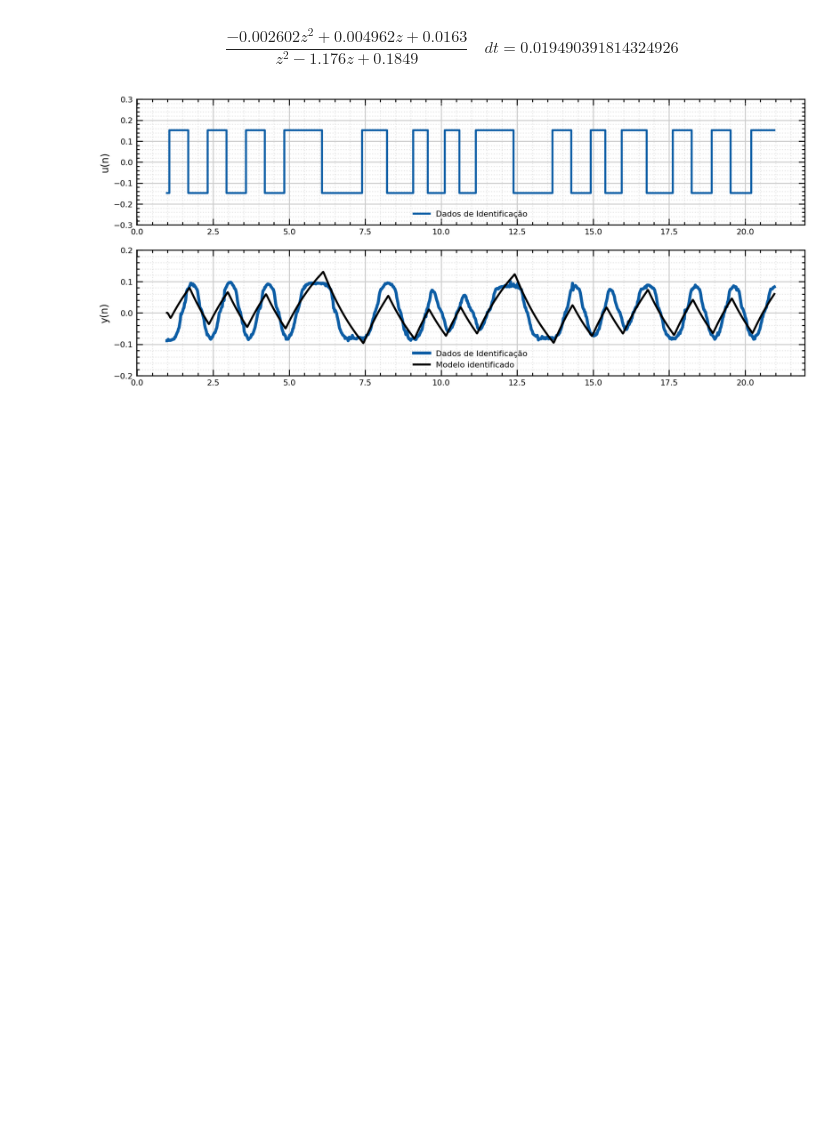
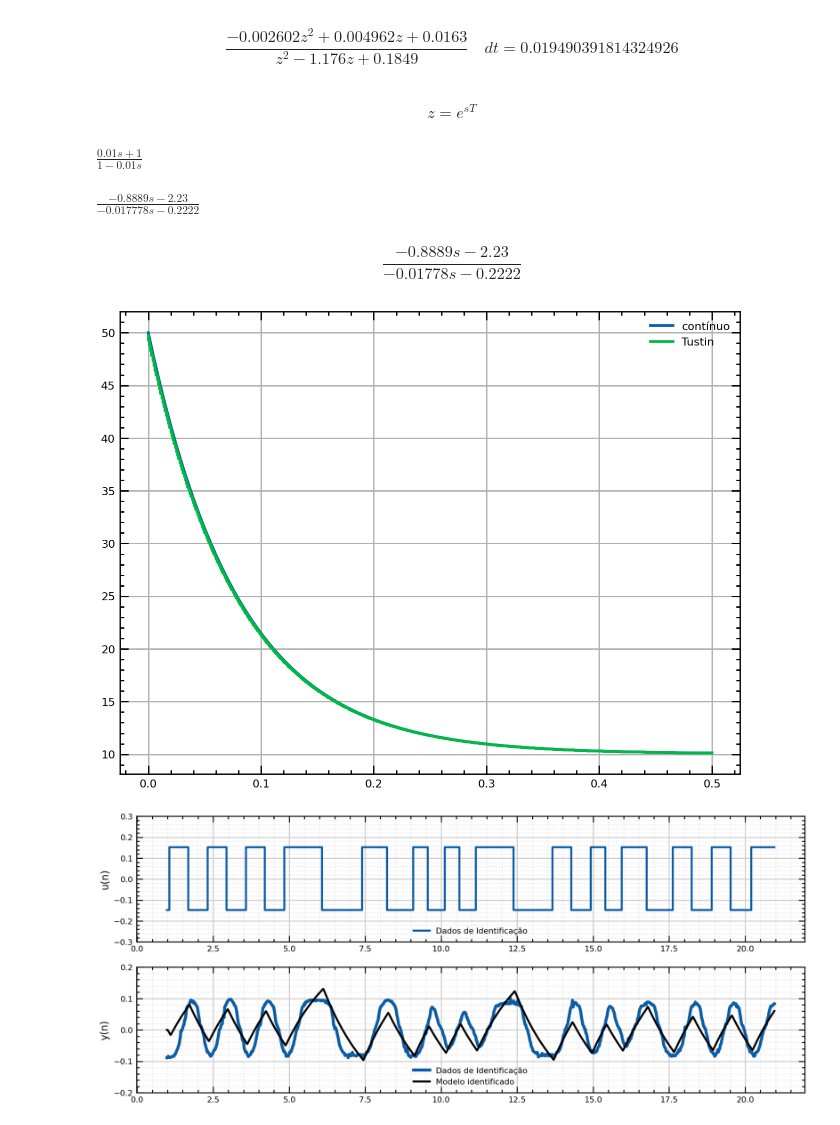
Before and after one commit to Oseiasdfarias/Projeto_Tcc_Oseias_Oficial, a Jupyter notebook: Identificacao_de_Sistemas/identificacao_aeropendulo/ident_up/Ensaio2-identificacao_aeropendulo.ipynb, the cells around one changed output. Drawn from its saved outputs; the diff is of its cells as text; code cells hidden in the pictures; blank space fills up the shorter version.

```diff
--- a/Identificacao_de_Sistemas/identificacao_aeropendulo/ident_up/Ensaio2-identificacao_aeropendulo.ipynb
+++ b/Identificacao_de_Sistemas/identificacao_aeropendulo/ident_up/Ensaio2-identificacao_aeropendulo.ipynb
@@ -327,3 +327,5 @@ Gz
 # %% [output]
 [figure]
 $$\frac{-0.002602 z^2 + 0.004962 z + 0.0163}{z^2 - 1.176 z + 0.1849}\quad dt = 0.019490391814324926$$
+# %% [markdown]
+$$z=e^{sT}$$
@@ -330,3 +334,40 @@ $$\frac{-0.002602 z^2 + 0.004962 z + 0.0163}{z^2 - 1.176 z + 0.1849}\quad dt = 0
+# %%
+z, s, e = sp.symbols("z s e")
+
+Ts = 0.02
+
+z_ = (1 + s*Ts/2)/(1 - s*Ts/2)
+z_
+# %% [output]
+$\displaystyle \frac{0.01 s + 1}{1 - 0.01 s}$
+# %%
+num = 45.56*z_ - 43.33
+den =  z_ - 0.7778
+
+num.simplify()/den.simplify()
+# %% [output]
+$\displaystyle \frac{- 0.8889 s - 2.23}{- 0.017778 s - 0.2222}$
+# %%
+import control as ct
+from IPython.display import display, Math
+
+T = 0.001
+
+Ds = ct.tf([-0.8889, -2.23],[-0.017778, -0.2222])
+display(Ds)
+Dz = ct.c2d(Ds, T, method='bilinear')
+td,yd = ct.step_response(Dz, 0.5)
+t_s, y_s = ct.step_response(Ds, 0.5)
+from matplotlib import pyplot as plt
+
+plt.plot(t_s, y_s, label='contínuo')
+plt.step(td, yd, label='Tustin')
+plt.grid()
+plt.legend()
+plt.show()
+# %% [output]
+$$\frac{-0.8889 s - 2.23}{-0.01778 s - 0.2222}$$
+[figure, added]
 # %%
 
 plt.figure(figsize = (12, 5))
```
Also changed, not shown: parts of 3 cells of this notebook, 13 other files.
